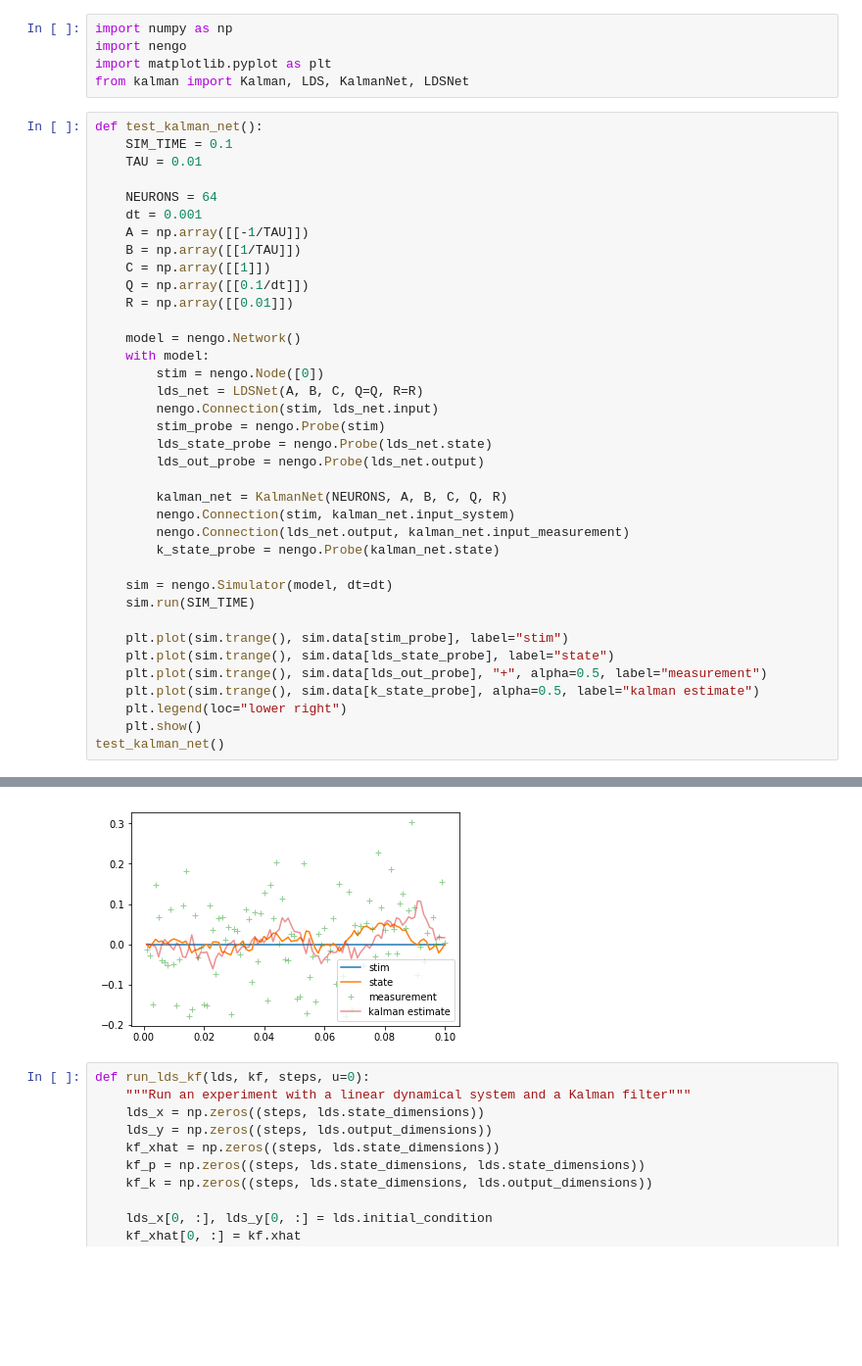
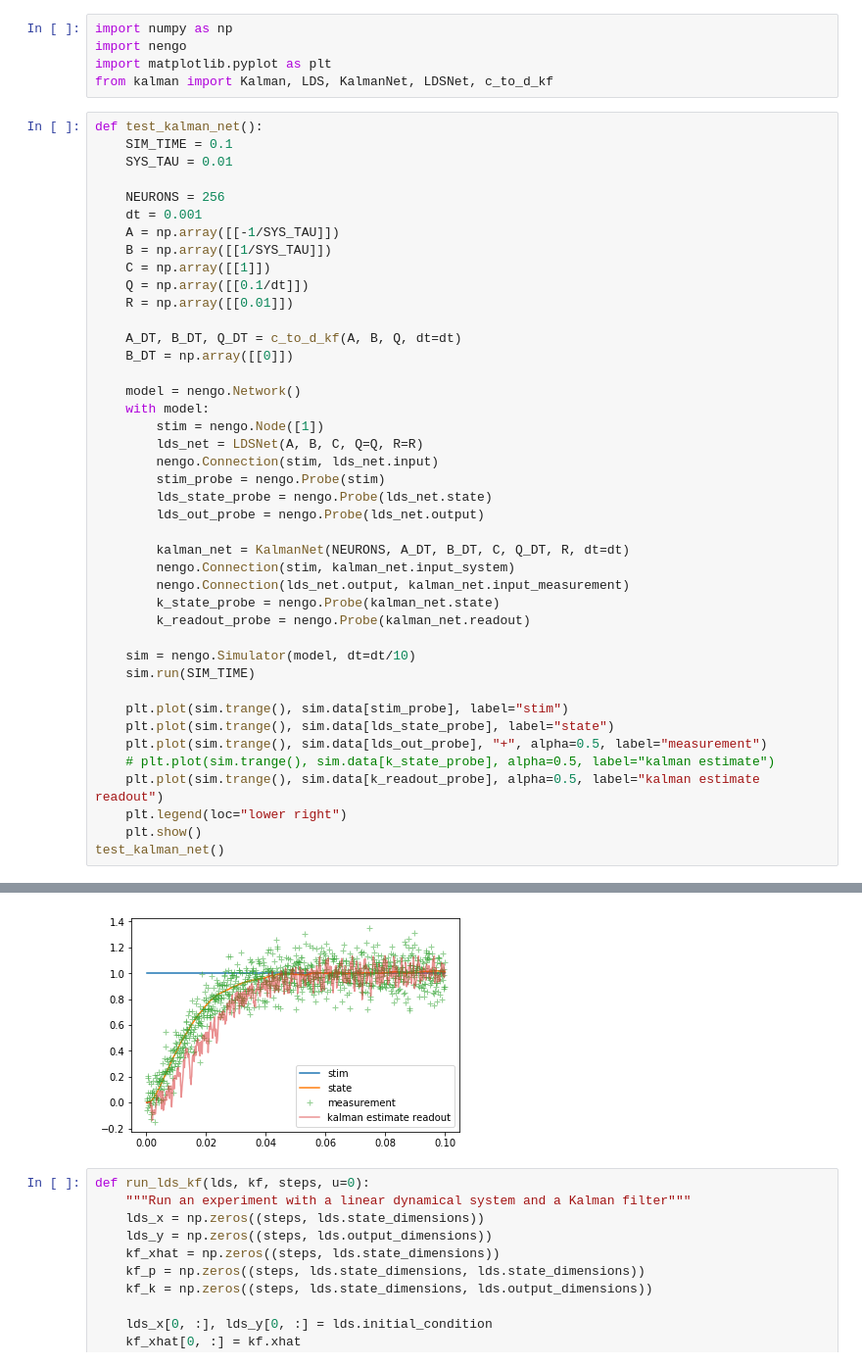
Before and after one commit to samfok/kalman, a Jupyter notebook: test_kalman.ipynb, the cells around one changed output, grey strips where cells are left out. Shown: that part at 98% size. Saved outputs shown, nothing was run; the diff lists cells and outputs as text; blank space fills up the shorter version.

```diff
--- a/test_kalman.ipynb
+++ b/test_kalman.ipynb
@@ -2,41 +2,46 @@
 import numpy as np
 import nengo
 import matplotlib.pyplot as plt
-from kalman import Kalman, LDS, KalmanNet, LDSNet
+from kalman import Kalman, LDS, KalmanNet, LDSNet, c_to_d_kf
 # %%
 def test_kalman_net():
     SIM_TIME = 0.1
-    TAU = 0.01
+    SYS_TAU = 0.01
 
-    NEURONS = 64
+    NEURONS = 256
     dt = 0.001
-    A = np.array([[-1/TAU]])
-    B = np.array([[1/TAU]])
+    A = np.array([[-1/SYS_TAU]])
+    B = np.array([[1/SYS_TAU]])
     C = np.array([[1]])
     Q = np.array([[0.1/dt]])
     R = np.array([[0.01]])
 
+    A_DT, B_DT, Q_DT = c_to_d_kf(A, B, Q, dt=dt)
+    B_DT = np.array([[0]])
+
     model = nengo.Network()
     with model:
-        stim = nengo.Node([0])
+        stim = nengo.Node([1])
         lds_net = LDSNet(A, B, C, Q=Q, R=R)
         nengo.Connection(stim, lds_net.input)
         stim_probe = nengo.Probe(stim)
         lds_state_probe = nengo.Probe(lds_net.state)
         lds_out_probe = nengo.Probe(lds_net.output)
 
-        kalman_net = KalmanNet(NEURONS, A, B, C, Q, R)
+        kalman_net = KalmanNet(NEURONS, A_DT, B_DT, C, Q_DT, R, dt=dt)
         nengo.Connection(stim, kalman_net.input_system)
         nengo.Connection(lds_net.output, kalman_net.input_measurement)
         k_state_probe = nengo.Probe(kalman_net.state)
+        k_readout_probe = nengo.Probe(kalman_net.readout)
 
-    sim = nengo.Simulator(model, dt=dt)
+    sim = nengo.Simulator(model, dt=dt/10)
     sim.run(SIM_TIME)
 
     plt.plot(sim.trange(), sim.data[stim_probe], label="stim")
     plt.plot(sim.trange(), sim.data[lds_state_probe], label="state")
     plt.plot(sim.trange(), sim.data[lds_out_probe], "+", alpha=0.5, label="measurement")
-    plt.plot(sim.trange(), sim.data[k_state_probe], alpha=0.5, label="kalman estimate")
+    # plt.plot(sim.trange(), sim.data[k_state_probe], alpha=0.5, label="kalman estimate")
+    plt.plot(sim.trange(), sim.data[k_readout_probe], alpha=0.5, label="kalman estimate readout")
     plt.legend(loc="lower right")
     plt.show()
 test_kalman_net()
@@ -54,6 +58,6 @@ K_NEF [[9.99950001]]
 Building finished in 0:00:01.
 Simulating finished in 0:00:01.
-[figure, old version]
+[figure, new version]
 # %%
 def run_lds_kf(lds, kf, steps, u=0):
     """Run an experiment with a linear dynamical system and a Kalman filter"""
```
Also changed, not shown: parts of 1 cell of this notebook, 1 other file.
